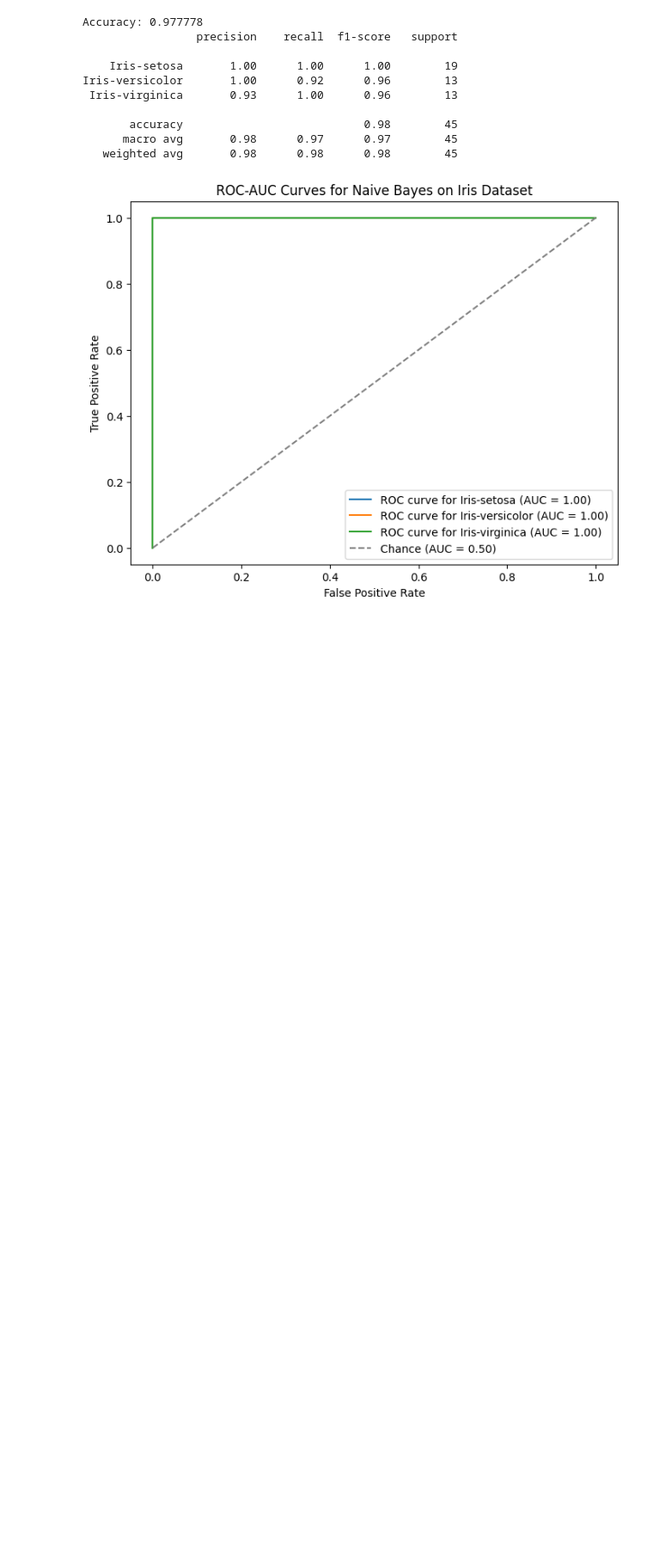
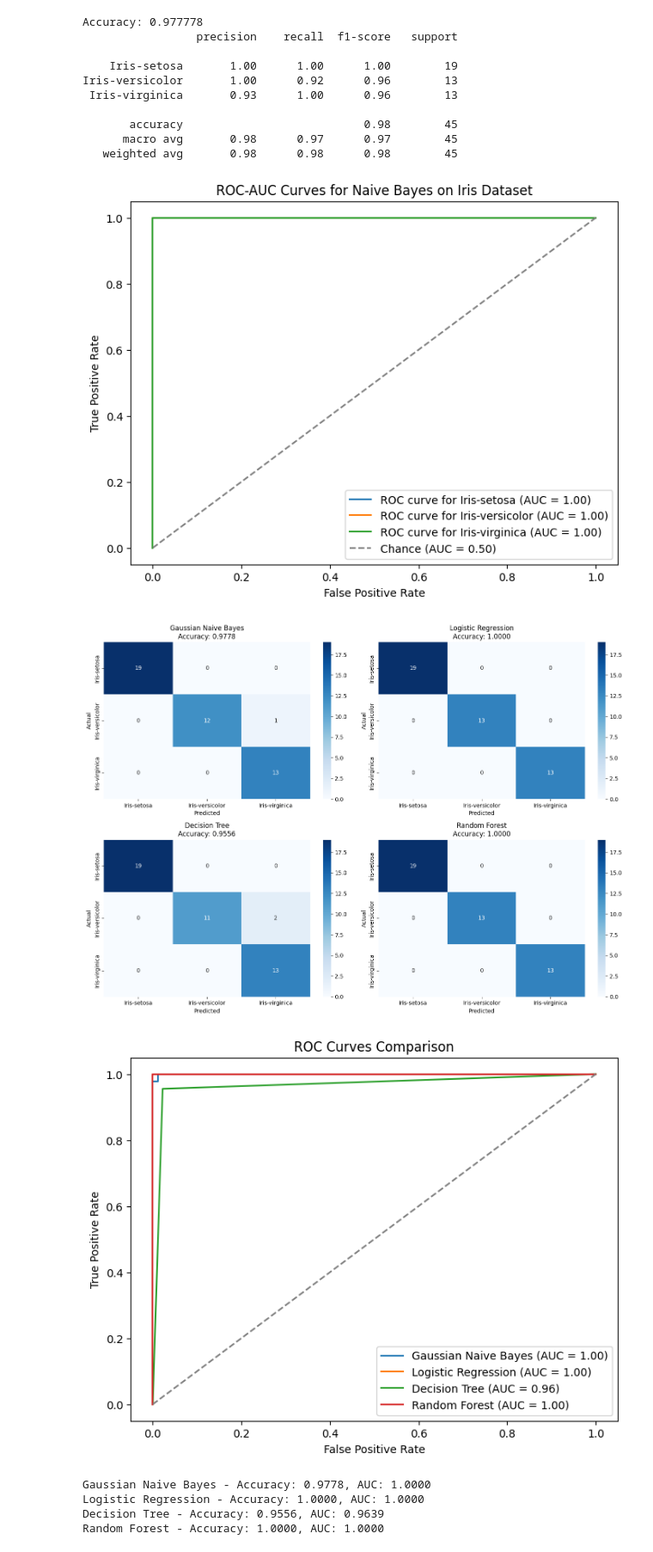
Before and after one commit to r-shadoff/BINF5507_Capstone, a Jupyter notebook: GaussianNaiveBayes.ipynb, the cells around one changed output. Shown at 86% size. Cells and saved outputs as stored; diff of their text form; code cells hidden in the pictures; blank space fills up the shorter version.

Commit message:
Added comparison between GNB and algorithms from class

```diff
--- a/GaussianNaiveBayes.ipynb
+++ b/GaussianNaiveBayes.ipynb
@@ -326,3 +356,80 @@ Iris-versicolor       1.00      0.92      0.96        13
       macro avg       0.98      0.97      0.97        45
    weighted avg       0.98      0.98      0.98        45
 [figure]
+# %%
+from sklearn.metrics import confusion_matrix, accuracy_score, roc_auc_score, roc_curve
+from sklearn.preprocessing import label_binarize
+import seaborn as sns
+import matplotlib.pyplot as plt
+
+# Models we are comparing
+models = {
+    'Gaussian Naive Bayes': GaussianNB(),
+    'Logistic Regression': LogisticRegression(max_iter=1000),
+    'Decision Tree': DecisionTreeClassifier(random_state=42),
+    'Random Forest': RandomForestClassifier(random_state=42)
+}
+
+results = {}
+
+y_train_bin = label_binarize(y_train, classes=['Iris-setosa', 'Iris-versicolor', 'Iris-virginica'])
+y_test_bin = label_binarize(y_test, classes=['Iris-setosa', 'Iris-versicolor', 'Iris-virginica'])
+
+for model_name, model in models.items():
+    model.fit(X_train, y_train)
+    y_pred = model.predict(X_test)
+    y_prob = model.predict_proba(X_test)
+
+    acc = accuracy_score(y_test, y_pred)
+    cm = confusion_matrix(y_test, y_pred)
+
+    # Calculate AUC for each class in a one-vs-rest manner
+    auc = roc_auc_score(y_test_bin, y_prob, multi_class='ovr', average='macro')  # macro-averaged AUC
+
+    # ROC curve: one-vs-rest for multi-class
+    fpr, tpr, _ = roc_curve(y_test_bin.ravel(), y_prob.ravel())  # Flatten the arrays for ROC calculation
+
+    results[model_name] = {
+        'accuracy': acc,
+        'conf_matrix': cm,
+        'auc': auc,
+        'fpr': fpr,
+        'tpr': tpr
+    }
+
+# Confusion matrix
+fig, axes = plt.subplots(2, 2, figsize=(14, 10))
+axes = axes.flatten()
+
+for idx, (model_name, result) in enumerate(results.items()):
+    sns.heatmap(result['conf_matrix'], annot=True, fmt='d', cmap='Blues', ax=axes[idx],
+                xticklabels=['Iris-setosa', 'Iris-versicolor', 'Iris-virginica'], yticklabels=['Iris-setosa', 'Iris-versicolor', 'Iris-virginica'])
+    axes[idx].set_title(f'{model_name}\nAccuracy: {result["accuracy"]:.4f}')
+    axes[idx].set_xlabel('Predicted')
+    axes[idx].set_ylabel('Actual')
+
+plt.tight_layout()
+plt.show()
+
+# ROC Curves for all models
+plt.figure(figsize=(8,6))
+for model_name, result in results.items():
+    plt.plot(result['fpr'], result['tpr'], label=f'{model_name} (AUC = {result["auc"]:.2f})')
+
+plt.plot([0,1], [0,1], linestyle='--', color='grey')
+plt.xlabel('False Positive Rate')
+plt.ylabel('True Positive Rate')
+plt.title('ROC Curves Comparison')
+plt.legend()
+plt.show()
+
+# Accuracy and AUC comparison
+for model_name, result in results.items():
+    print(f'{model_name} - Accuracy: {result["accuracy"]:.4f}, AUC: {result["auc"]:.4f}')
+# %% [output]
+[figure, added]
+[figure, added]
+Gaussian Naive Bayes - Accuracy: 0.9778, AUC: 1.0000
+Logistic Regression - Accuracy: 1.0000, AUC: 1.0000
+Decision Tree - Accuracy: 0.9556, AUC: 0.9639
+Random Forest - Accuracy: 1.0000, AUC: 1.0000
```
Also changed, not shown: parts of 3 cells of this notebook.
